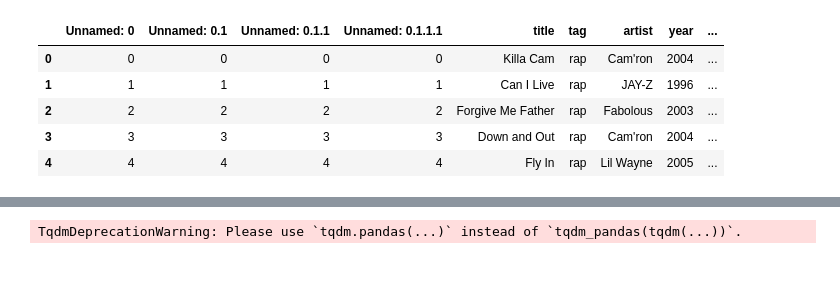
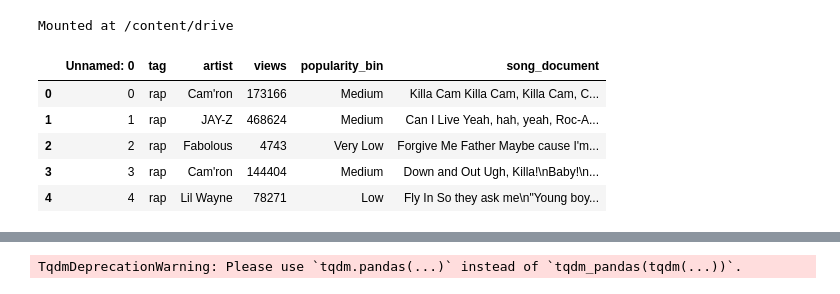
Before and after one commit to sylvey/TM_project, a Jupyter notebook: w2v.ipynb, the cells around one changed output, grey strips where cells are left out. Drawn from its saved outputs; the diff is of its cells as text; code cells hidden in the pictures.

```diff
--- a/w2v.ipynb
+++ b/w2v.ipynb
@@ -1,16 +1,21 @@
 # %%
 import pandas as pd
+# %%
+from google.colab import drive
+drive.mount('/content/drive')
+# %% [output]
+Mounted at /content/drive
 # %%
-df = pd.read_csv('data/song_lyrics_en.csv')
+df = pd.read_csv('/content/drive/MyDrive/Colab Notebooks/song_lyrics_en.csv')
 
 df.head()
 # %% [output]
-|  | Unnamed: 0 | Unnamed: 0.1 | Unnamed: 0.1.1 | Unnamed: 0.1.1.1 | title | tag | artist | year | ... |
-| 0 | 0 | 0 | 0 | 0 | Killa Cam | rap | Cam'ron | 2004 | ... |
-| 1 | 1 | 1 | 1 | 1 | Can I Live | rap | JAY-Z | 1996 | ... |
-| 2 | 2 | 2 | 2 | 2 | Forgive Me Father | rap | Fabolous | 2003 | ... |
-| 3 | 3 | 3 | 3 | 3 | Down and Out | rap | Cam'ron | 2004 | ... |
-| 4 | 4 | 4 | 4 | 4 | Fly In | rap | Lil Wayne | 2005 | ... |
+|  | Unnamed: 0 | tag | artist | views | popularity_bin | song_document |
+| 0 | 0 | rap | Cam'ron | 173166 | Medium | Killa Cam Killa Cam, Killa Cam, C... |
+| 1 | 1 | rap | JAY-Z | 468624 | Medium | Can I Live Yeah, hah, yeah, Roc-A... |
+| 2 | 2 | rap | Fabolous | 4743 | Very Low | Forgive Me Father Maybe cause I'm... |
+| 3 | 3 | rap | Cam'ron | 144404 | Medium | Down and Out Ugh, Killa!\nBaby!\n... |
+| 4 | 4 | rap | Lil Wayne | 78271 | Low | Fly In So they ask me\n"Young boy... |
 # %%
 slice_num = 10000
 df = df[:slice_num]
```
Also changed, not shown: parts of 23 cells of this notebook, 1 other file.
